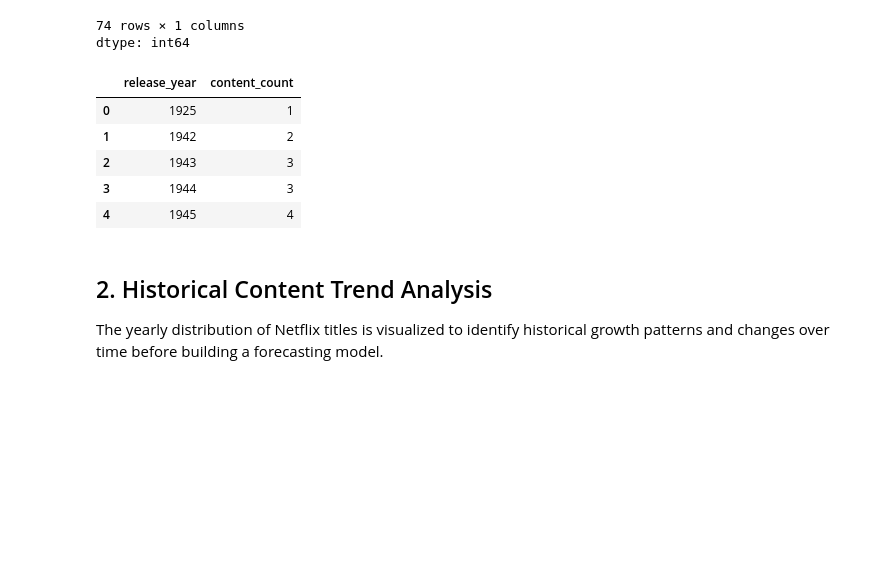
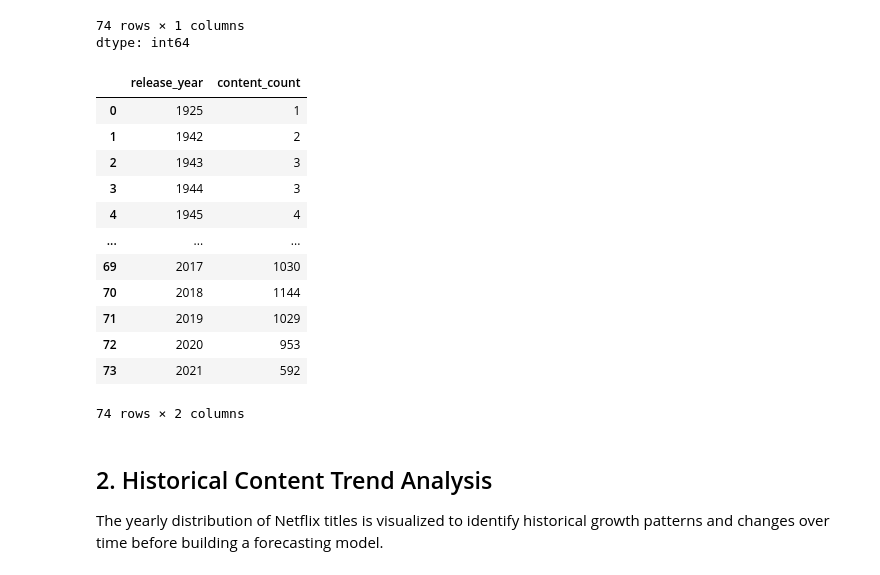
Before and after one commit to ahmedmamdouh111/Netflix-data-science-internship, a Jupyter notebook: Netflix_Data_Science_Internship.ipynb, the cells around one changed output. Saved outputs shown, nothing was run; the diff lists cells and outputs as text; code cells hidden in the pictures; blank space fills up the shorter version.

```diff
--- a/Netflix_Data_Science_Internship.ipynb
+++ b/Netflix_Data_Science_Internship.ipynb
@@ -1181,14 +1183,21 @@ dtype: int64
 yearly_content = (data['release_year'].value_counts().sort_index().reset_index())
 yearly_content.columns = ['release_year', 'content_count']
 # %%
-yearly_content.head()
+yearly_content
 # %% [output]
 |  | release_year | content_count |
 | 0 | 1925 | 1 |
 | 1 | 1942 | 2 |
 | 2 | 1943 | 3 |
 | 3 | 1944 | 3 |
 | 4 | 1945 | 4 |
+| ... | ... | ... |
+| 69 | 2017 | 1030 |
+| 70 | 2018 | 1144 |
+| 71 | 2019 | 1029 |
+| 72 | 2020 | 953 |
+| 73 | 2021 | 592 |
+74 rows × 2 columns
 # %% [markdown]
 ## 2. Historical Content Trend Analysis
 
```
Also changed, not shown: parts of 29 cells of this notebook.
